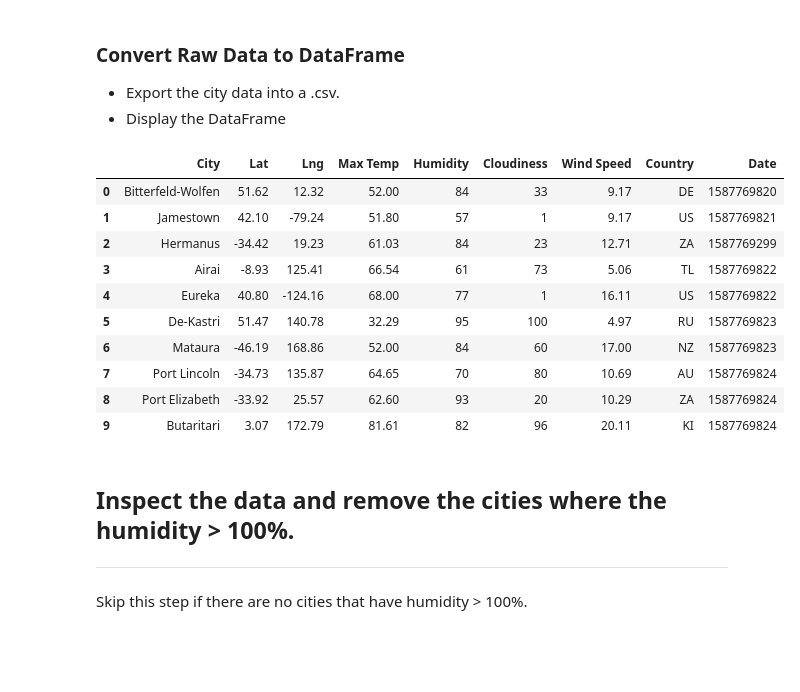
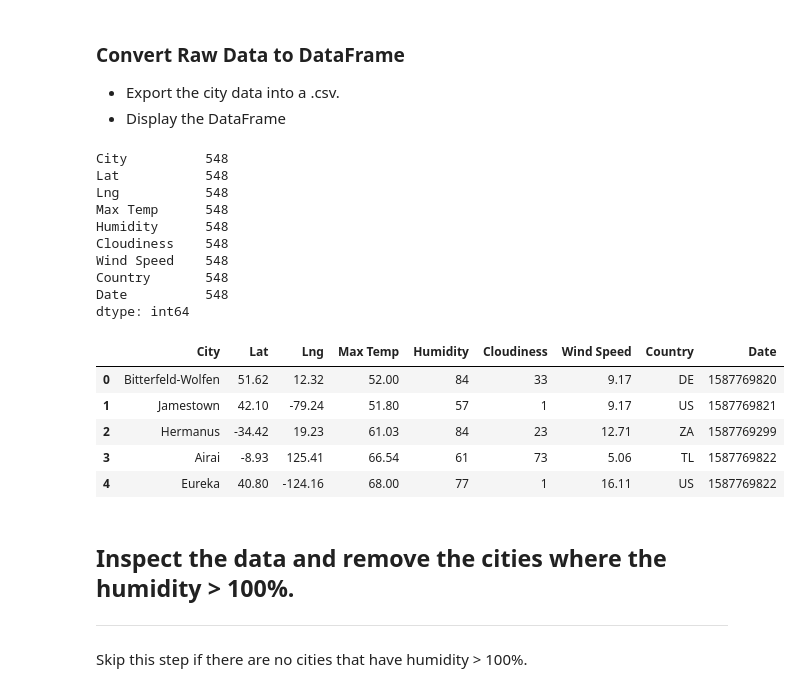
Before and after one commit to JPHebert32/python-api-challenge, a Jupyter notebook: WeatherPY/WeatherPY.ipynb, the cells around one changed output. Drawn from its saved outputs; the diff is of its cells as text; code cells hidden in the pictures; blank space fills up the shorter version.

Commit message:
WeatherPY.ipynb Final / added output_file/cities.csv

```diff
--- a/WeatherPY/WeatherPY.ipynb
+++ b/WeatherPY/WeatherPY.ipynb
@@ -134,22 +134,27 @@ city_data = {"City": City,
 
 city_data_df = pd.DataFrame(city_data)
 city_data_df.count()
-city_data_df.to_csv(output_data_file)
+# %% [output]
+City          548
+Lat           548
+Lng           548
+Max Temp      548
+Humidity      548
+Cloudiness    548
+Wind Speed    548
+Country       548
+Date          548
+dtype: int64
 # %%
 #Display city_df
-city_data_df.head(10)
+city_data_df.head()
 # %% [output]
 |  | City | Lat | Lng | Max Temp | Humidity | Cloudiness | Wind Speed | Country | Date |
 | 0 | Bitterfeld-Wolfen | 51.62 | 12.32 | 52.00 | 84 | 33 | 9.17 | DE | 1587769820 |
 | 1 | Jamestown | 42.10 | -79.24 | 51.80 | 57 | 1 | 9.17 | US | 1587769821 |
 | 2 | Hermanus | -34.42 | 19.23 | 61.03 | 84 | 23 | 12.71 | ZA | 1587769299 |
 | 3 | Airai | -8.93 | 125.41 | 66.54 | 61 | 73 | 5.06 | TL | 1587769822 |
 | 4 | Eureka | 40.80 | -124.16 | 68.00 | 77 | 1 | 16.11 | US | 1587769822 |
-| 5 | De-Kastri | 51.47 | 140.78 | 32.29 | 95 | 100 | 4.97 | RU | 1587769823 |
-| 6 | Mataura | -46.19 | 168.86 | 52.00 | 84 | 60 | 17.00 | NZ | 1587769823 |
-| 7 | Port Lincoln | -34.73 | 135.87 | 64.65 | 70 | 80 | 10.69 | AU | 1587769824 |
-| 8 | Port Elizabeth | -33.92 | 25.57 | 62.60 | 93 | 20 | 10.29 | ZA | 1587769824 |
-| 9 | Butaritari | 3.07 | 172.79 | 81.61 | 82 | 96 | 20.11 | KI | 1587769824 |
 # %% [markdown]
 ## Inspect the data and remove the cities where the humidity > 100%.
 ----
```
Also changed, not shown: parts of 1 cell of this notebook, 1 other file.
